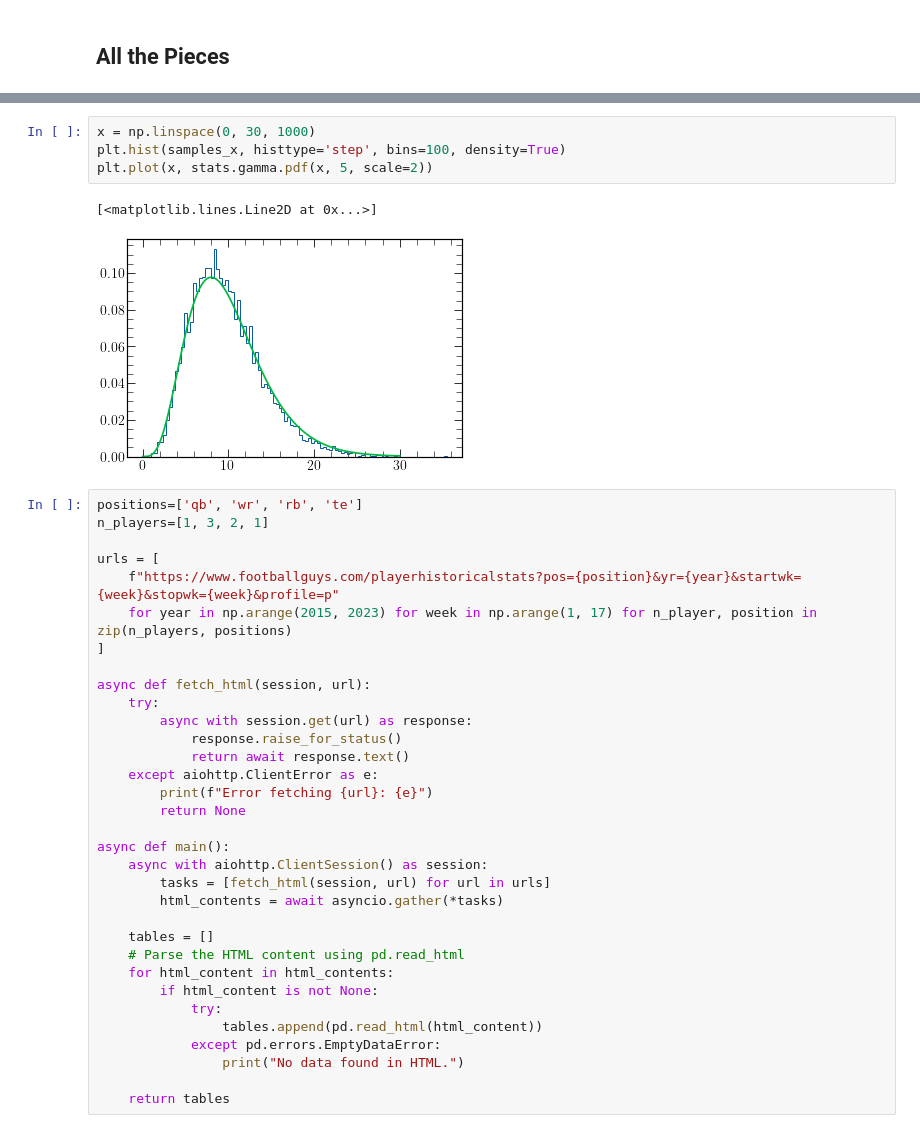
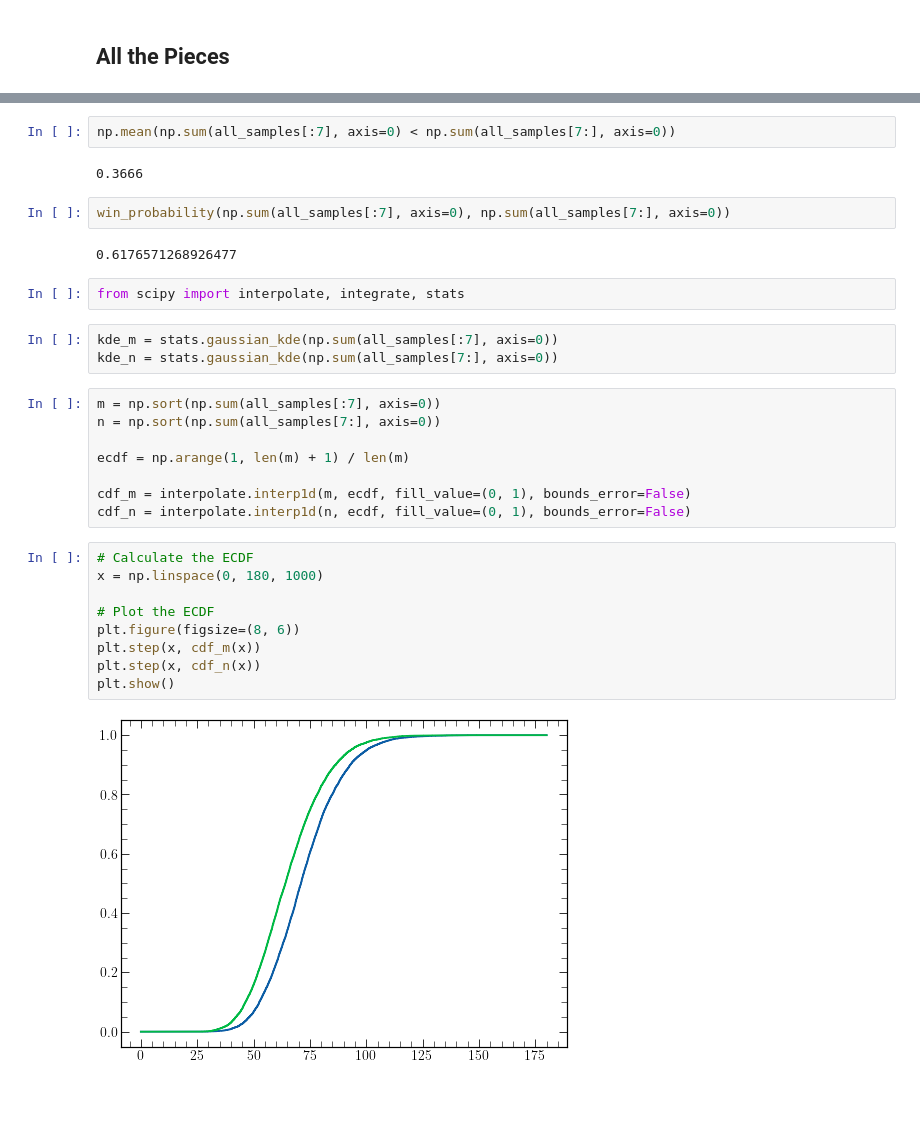
Before and after one commit to tyler-a-cox/fantasy_math, a Jupyter notebook: notebooks/fantasy_math.ipynb, the cells around one changed output, grey strips where cells are left out. Cells and saved outputs as stored; diff of their text form; blank space fills up the shorter version.

```diff
--- a/notebooks/fantasy_math.ipynb
+++ b/notebooks/fantasy_math.ipynb
@@ -361,40 +352,32 @@ plt.show()
-# %%
-x = np.linspace(0, 30, 1000)
-plt.hist(samples_x, histtype='step', bins=100, density=True)
-plt.plot(x, stats.gamma.pdf(x, 5, scale=2))
-# %% [output]
-[<matplotlib.lines.Line2D at 0x...>]
-[figure, removed]
-# %%
-positions=['qb', 'wr', 'rb', 'te']
-n_players=[1, 3, 2, 1]
-
-urls = [
-    f"https://www.footballguys.com/playerhistoricalstats?pos={position}&yr={year}&startwk={week}&stopwk={week}&profile=p"
-    for year in np.arange(2015, 2023) for week in np.arange(1, 17) for n_player, position in zip(n_players, positions)
-]
-
-async def fetch_html(session, url):
-    try:
-        async with session.get(url) as response:
-            response.raise_for_status()
-            return await response.text()
-    except aiohttp.ClientError as e:
-        print(f"Error fetching {url}: {e}")
-        return None
-
-async def main():
-    async with aiohttp.ClientSession() as session:
-        tasks = [fetch_html(session, url) for url in urls]
-        html_contents = await asyncio.gather(*tasks)
-
-    tables = []
-    # Parse the HTML content using pd.read_html
-    for html_content in html_contents:
-        if html_content is not None:
-            try:
-                tables.append(pd.read_html(html_content))
-            except pd.errors.EmptyDataError:
-                print("No data found in HTML.")
-
-    return tables
+# %%
+np.mean(np.sum(all_samples[:7], axis=0) < np.sum(all_samples[7:], axis=0))
+# %% [output]
+0.3666
+# %%
+win_probability(np.sum(all_samples[:7], axis=0), np.sum(all_samples[7:], axis=0))
+# %% [output]
+0.6176571268926477
+# %%
+from scipy import interpolate, integrate, stats
+# %%
+kde_m = stats.gaussian_kde(np.sum(all_samples[:7], axis=0))
+kde_n = stats.gaussian_kde(np.sum(all_samples[7:], axis=0))
+# %%
+m = np.sort(np.sum(all_samples[:7], axis=0))
+n = np.sort(np.sum(all_samples[7:], axis=0))
+
+ecdf = np.arange(1, len(m) + 1) / len(m)
+
+cdf_m = interpolate.interp1d(m, ecdf, fill_value=(0, 1), bounds_error=False)
+cdf_n = interpolate.interp1d(n, ecdf, fill_value=(0, 1), bounds_error=False)
+# %%
+# Calculate the ECDF
+x = np.linspace(0, 180, 1000)
+
+# Plot the ECDF
+plt.figure(figsize=(8, 6))
+plt.step(x, cdf_m(x))
+plt.step(x, cdf_n(x))
+plt.show()
+# %% [output]
+[figure, added]
```
Also changed, not shown: parts of 31 cells of this notebook, 7 other files.
